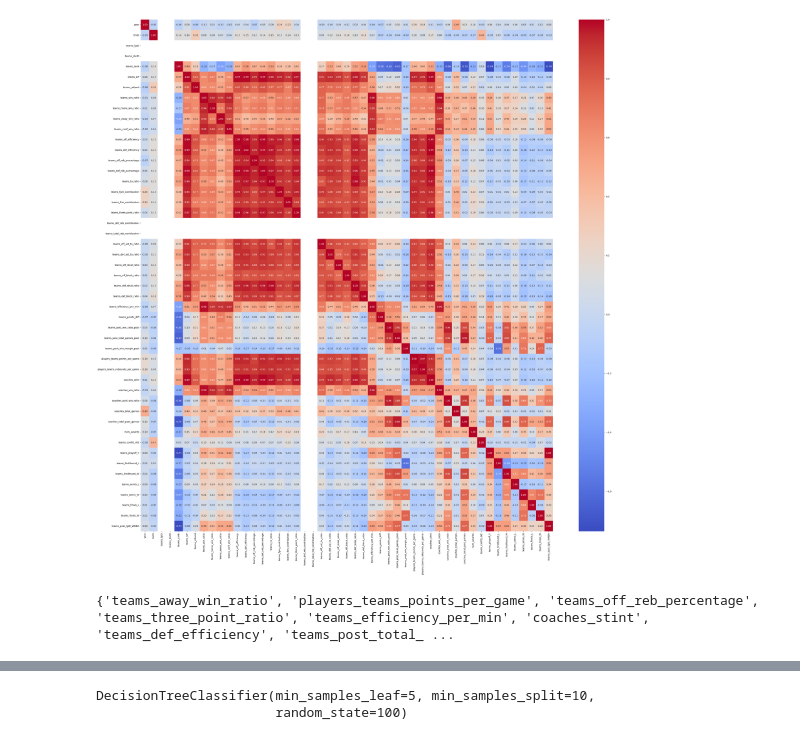
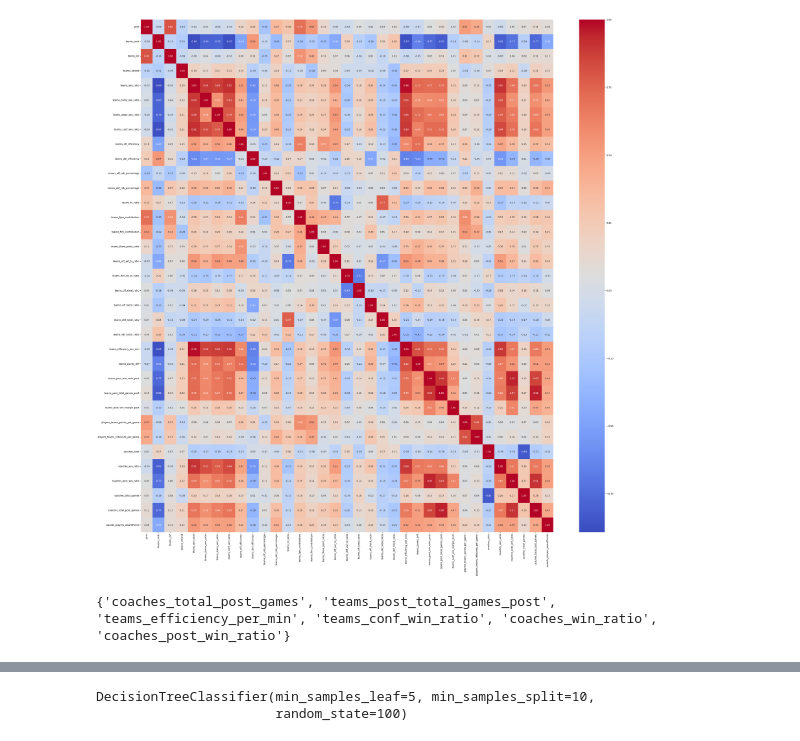
Before and after one commit to Lucasnakajima/Data-Mining, a Jupyter notebook: AC.ipynb, the cells around one changed output, grey strips where cells are left out. Drawn from its saved outputs; the diff is of its cells as text; code cells hidden in the pictures.

```diff
--- a/AC.ipynb
+++ b/AC.ipynb
@@ -237,0 +270,19 @@ coaches.fillna(0, inplace=True)
+# %%
+# Define a mapping dictionary for awards and their respective points
+award_points_mapping = {
+    'Kim Perrot Sportsmanship Award': 0,
+    'Most Valuable Player': 15,
+    'WNBA Finals Most Valuable Player': 13,
+    'WNBA All-Decade Team': 12,
+    'All-Star Game Most Valuable Player': 10,
+    'Coach of the Year': 9,
+    'Defensive Player of the Year': 8,
+    'WNBA All Decade Team Honorable Mention': 7,
+    'Sixth Woman of the Year': 6,
+    'Most Improved Player': 5,
+    'Rookie of the Year': 4
+}
+
+# Map the 'award' column to the points using the mapping dictionary
+awards_players['awardPoints'] = awards_players['award'].map(award_points_mapping)
+awards_players.drop(['award'], axis=1, inplace=True)
@@ -279,13 +341,15 @@ team_data = pd.merge(team_data, coaches_prefixed, how='left', on=['tmID', 'year'
 awards_with_teams = pd.merge(awards_players_prefixed, players_teams_prefixed, how='left', on=['playerID', 'year'])
 
 # Step 8: Aggregate awards by team
-awards_by_team = awards_with_teams.groupby(['tmID', 'year']).size().reset_index(name='num_awards')
+awards_by_team = awards_with_teams.groupby(['tmID', 'year']).agg({
+    'awards_players_awardPoints': 'sum'
+}).reset_index()
 
 # Step 9: Merge awards_by_team with team_data
 team_data = pd.merge(team_data, awards_by_team, how='left', on=['tmID', 'year'])
 
 # Step 10: Fill missing values in num_awards and other columns
-team_data['num_awards'].fillna(0, inplace=True)
+team_data['awards_players_awardPoints'].fillna(0, inplace=True)
 team_data.fillna(0, inplace=True)
 # %% [output]
 The behavior will change in pandas 3.0. This inplace method will never work because the intermediate object on which we are setting values always behaves as a copy.
@@ -297,10 +360,0 @@ For example, when doing 'df[col].method(value, inplace=True)', try using 'df.met
-# %%
-le = LabelEncoder()
-
-team_data['coaches_coachID'] = le.fit_transform(team_data['coaches_coachID'])
-team_data['teams_divID'] = le.fit_transform(team_data['teams_divID'])
-team_data['tmID'] = le.fit_transform(team_data['tmID'])
-team_data['teams_franchID'] = le.fit_transform(team_data['teams_franchID'])
-team_data['teams_arena'] = le.fit_transform(team_data['teams_arena'])
-team_data['teams_rank'] = le.fit_transform(team_data['teams_rank'])
-team_data['teams_lgID'] = le.fit_transform(team_data['teams_lgID'])
@@ -350,19 +390,21 @@ team_data_grouped=pd.get_dummies(team_data_grouped.drop(columns=columns), drop_f
+# %%
+team_data_no_str = team_data.drop(['tmID', 'teams_franchID', 'teams_confID','teams_playoff','coaches_coachID'], axis=1)
 # %%
 import seaborn as sns
 import matplotlib.pyplot as plt
 
 # Calculate the correlation matrix
-corr_matrix = team_data_grouped.corr()
+corr_matrix = team_data_no_str.corr()
 
 # Save the correlation matrix as a CSV file
 corr_matrix.to_csv("correlation_matrix.csv")
 
 # Plot heatmap for correlation
 plt.figure(figsize=(40,40))
 sns.heatmap(corr_matrix, annot=True, cmap='coolwarm', fmt='.2f')
 plt.show()
 # %% [output]
-[figure, old version]
+[figure, new version]
 # %%
 # Find columns with high correlation (|correlation| >= 0.75) to determine which to drop
 columns_to_drop = set()
@@ -376,7 +418,7 @@ for i in range(len(corr_matrix.columns)):
             columns_to_drop.add(col2)
 
 # Create a reduced dataframe by dropping these columns
-reduced_data = team_data_grouped.drop(columns=list(columns_to_drop))
+reduced_data = team_data.drop(columns=list(columns_to_drop))
 
 # Generate new interaction terms for remaining columns
 # Select numerical columns for interaction term creation
@@ -384,7 +426,7 @@ remaining_numerical_columns = reduced_data.select_dtypes(include=[np.number]).co
 
 print(columns_to_drop)
 # %% [output]
-{'teams_away_win_ratio', 'players_teams_points_per_game', 'teams_off_reb_percentage', 'teams_three_point_ratio', 'teams_efficiency_per_min', 'coaches_stint', 'teams_def_efficiency', 'teams_post_total_ ...
+{'coaches_total_post_games', 'teams_post_total_games_post', 'teams_efficiency_per_min', 'teams_conf_win_ratio', 'coaches_win_ratio', 'coaches_post_win_ratio'}
 # %%
 reduced_data.columns
 # %% [output]
```
Also changed, not shown: parts of 42 cells of this notebook, 1 other file.
